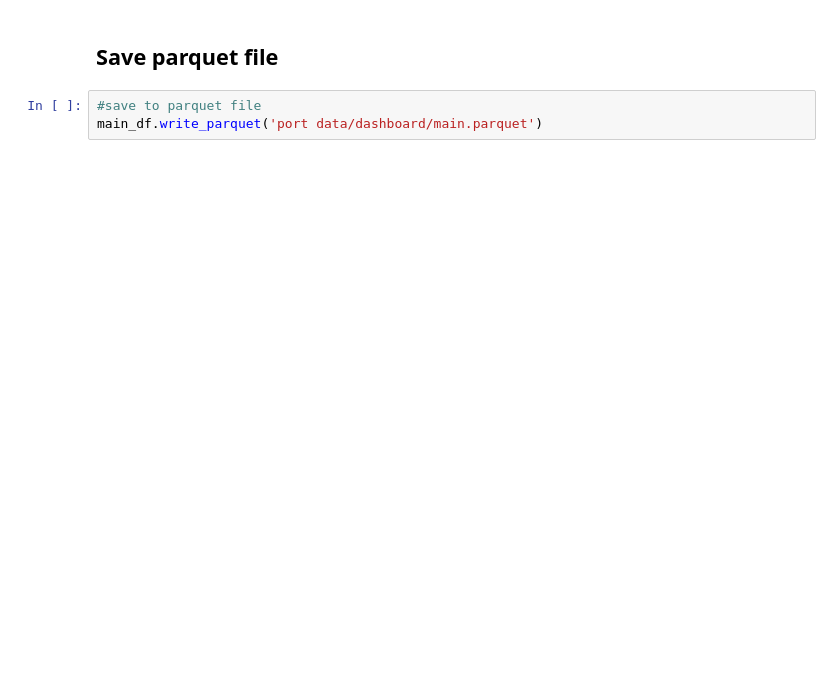
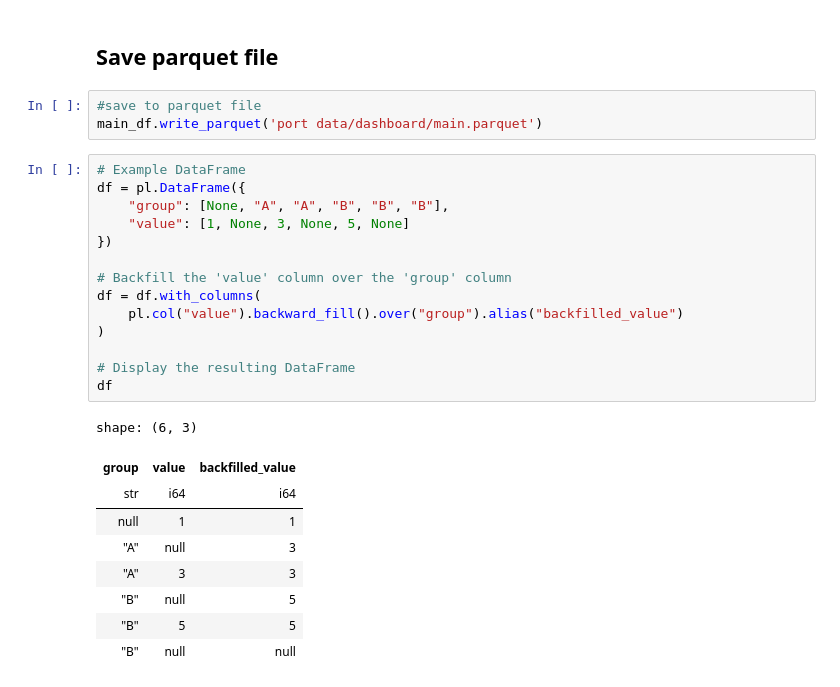
Before and after one commit to epistemetrica/Port-Performance-Project, a Jupyter notebook: geodata_prep.ipynb, the cells around one changed output. Drawn from its saved outputs; the diff is of its cells as text; blank space fills up the shorter version.

```diff
--- a/geodata_prep.ipynb
+++ b/geodata_prep.ipynb
@@ -511,3 +593,27 @@ main_df.limit(1000).write_excel('main_test.xlsx')
 # %%
 #save to parquet file
 main_df.write_parquet('port data/dashboard/main.parquet')
+# %%
+# Example DataFrame
+df = pl.DataFrame({
+    "group": [None, "A", "A", "B", "B", "B"],
+    "value": [1, None, 3, None, 5, None]
+})
+
+# Backfill the 'value' column over the 'group' column
+df = df.with_columns(
+    pl.col("value").backward_fill().over("group").alias("backfilled_value")
+)
+
+# Display the resulting DataFrame
+df
+# %% [output]
+shape: (6, 3)
+| group | value | backfilled_value |
+| str | i64 | i64 |
+| null | 1 | 1 |
+| "A" | null | 3 |
+| "A" | 3 | 3 |
+| "B" | null | 5 |
+| "B" | 5 | 5 |
+| "B" | null | null |
```
Also changed, not shown: parts of 12 cells of this notebook.
